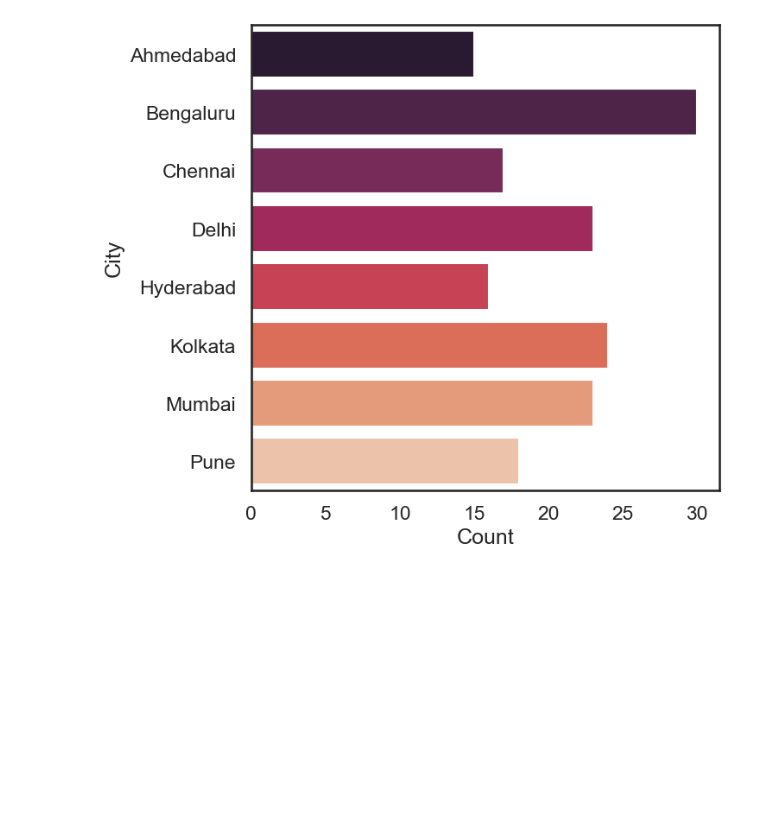
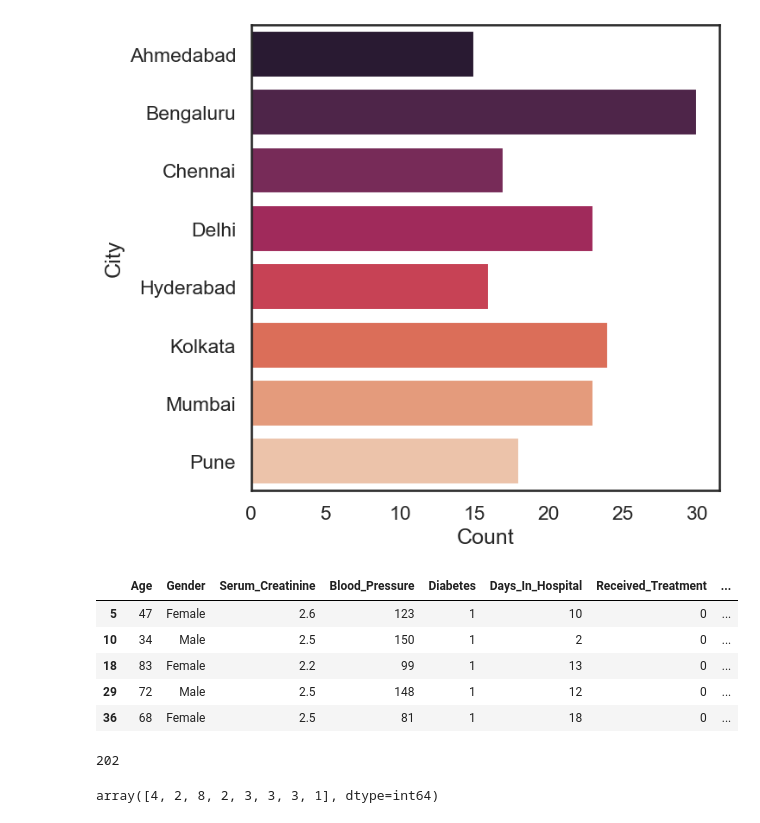
Before and after one commit to cutepuppy2024/Kidney-Project, a Jupyter notebook: ckd_analysis_1st.ipynb, the cells around one changed output. Cells and saved outputs as stored; diff of their text form; code cells hidden in the pictures; blank space fills up the shorter version.

```diff
--- a/ckd_analysis_1st.ipynb
+++ b/ckd_analysis_1st.ipynb
@@ -418,3 +418,19 @@ Passing `palette` without assigning `hue` is deprecated and will be removed in v
 
   sns.barplot(x=x, y=y, palette="rocket", legend=False)
 [figure]
+# %%
+# 비정상 크레아티닌 수치 환자들 중 치료를 받지 않고 사망한 환자들의 지역별 환자수 비교
+
+dm_serum_df[(dm_serum_df['Received_Treatment']==0) & (dm_serum_df['Deaths']==1)].head()
+# %% [output]
+|  | Age | Gender | Serum_Creatinine | Blood_Pressure | Diabetes | Days_In_Hospital | Received_Treatment | ... |
+| 5 | 47 | Female | 2.6 | 123 | 1 | 10 | 0 | ... |
+| 10 | 34 | Male | 2.5 | 150 | 1 | 2 | 0 | ... |
+| 18 | 83 | Female | 2.2 | 99 | 1 | 13 | 0 | ... |
+| 29 | 72 | Male | 2.5 | 148 | 1 | 12 | 0 | ... |
+| 36 | 68 | Female | 2.5 | 81 | 1 | 18 | 0 | ... |
+# %%
+len(dm_serum_df) # 총 240명
+len(dm_serum_df[dm_serum_df['Deaths']==1]) # 사망자 202명
+# %% [output]
+202
@@ -420,0 +440,6 @@ Passing `palette` without assigning `hue` is deprecated and will be removed in v
+# %%
+dis_death.index
+dis_death.values
+dis_surv.values
+# %% [output]
+array([4, 2, 8, 2, 3, 3, 3, 1], dtype=int64)
```
Also changed, not shown: parts of 22 cells of this notebook.
